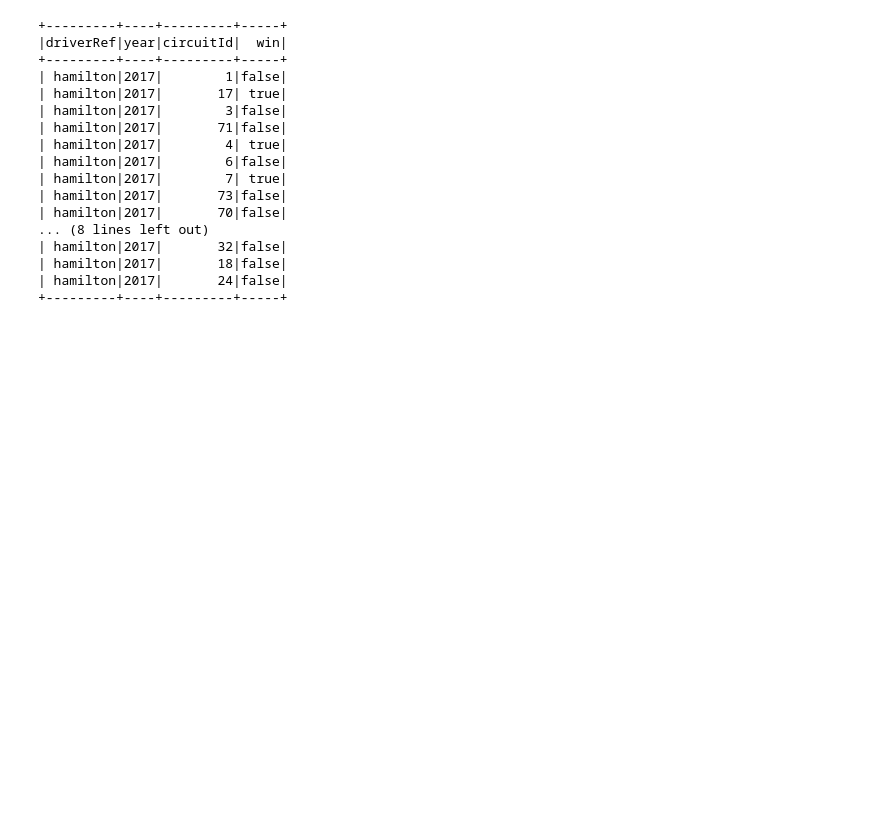
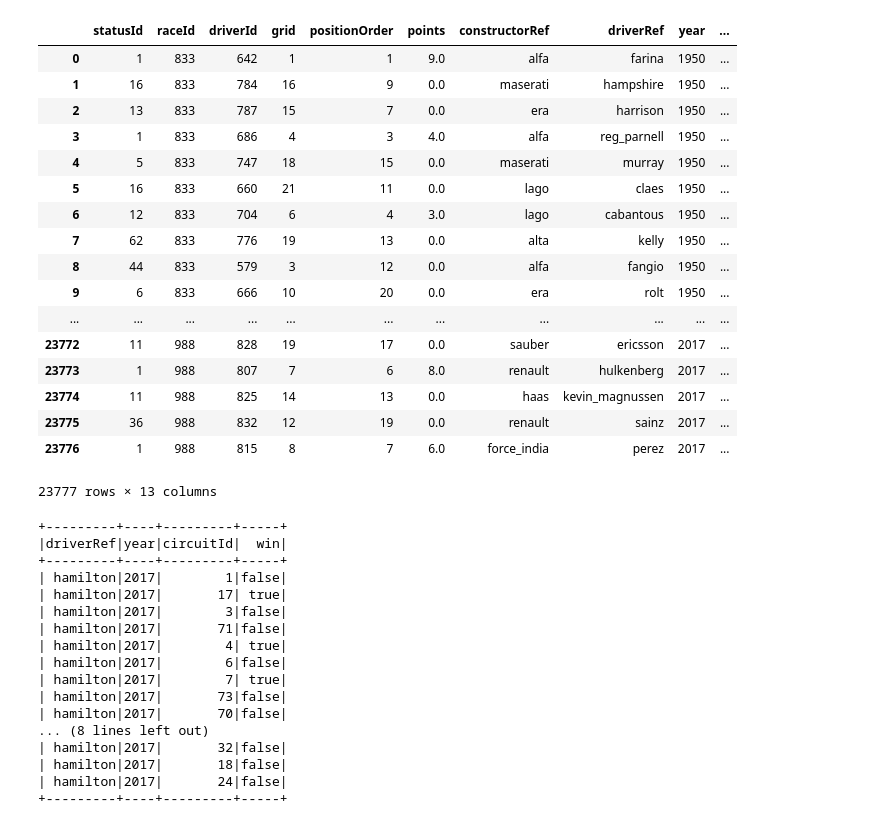
Before and after one commit to NielsHoogeveen1990/F1_predictor, a Jupyter notebook: notebooks/Spark.ipynb, the cells around one changed output. Cells and saved outputs as stored; diff of their text form; code cells hidden in the pictures; blank space fills up the shorter version.

```diff
--- a/notebooks/Spark.ipynb
+++ b/notebooks/Spark.ipynb
@@ -99,0 +232,21 @@ only showing top 20 rows
+# %%
+work_df.orderBy(work_df.year.asc(), work_df.raceId.asc()).toPandas()
+# %% [output]
+|  | statusId | raceId | driverId | grid | positionOrder | points | constructorRef | driverRef | year | ... |
+| 0 | 1 | 833 | 642 | 1 | 1 | 9.0 | alfa | farina | 1950 | ... |
+| 1 | 16 | 833 | 784 | 16 | 9 | 0.0 | maserati | hampshire | 1950 | ... |
+| 2 | 13 | 833 | 787 | 15 | 7 | 0.0 | era | harrison | 1950 | ... |
+| 3 | 1 | 833 | 686 | 4 | 3 | 4.0 | alfa | reg_parnell | 1950 | ... |
+| 4 | 5 | 833 | 747 | 18 | 15 | 0.0 | maserati | murray | 1950 | ... |
+| 5 | 16 | 833 | 660 | 21 | 11 | 0.0 | lago | claes | 1950 | ... |
+| 6 | 12 | 833 | 704 | 6 | 4 | 3.0 | lago | cabantous | 1950 | ... |
+| 7 | 62 | 833 | 776 | 19 | 13 | 0.0 | alta | kelly | 1950 | ... |
+| 8 | 44 | 833 | 579 | 3 | 12 | 0.0 | alfa | fangio | 1950 | ... |
+| 9 | 6 | 833 | 666 | 10 | 20 | 0.0 | era | rolt | 1950 | ... |
+| ... | ... | ... | ... | ... | ... | ... | ... | ... | ... | ... |
+| 23772 | 11 | 988 | 828 | 19 | 17 | 0.0 | sauber | ericsson | 2017 | ... |
+| 23773 | 1 | 988 | 807 | 7 | 6 | 8.0 | renault | hulkenberg | 2017 | ... |
+| 23774 | 11 | 988 | 825 | 14 | 13 | 0.0 | haas | kevin_magnussen | 2017 | ... |
+| 23775 | 36 | 988 | 832 | 12 | 19 | 0.0 | renault | sainz | 2017 | ... |
+| 23776 | 1 | 988 | 815 | 8 | 7 | 6.0 | force_india | perez | 2017 | ... |
+23777 rows × 13 columns
```
Also changed, not shown: parts of 25 cells of this notebook, 22 other files.
